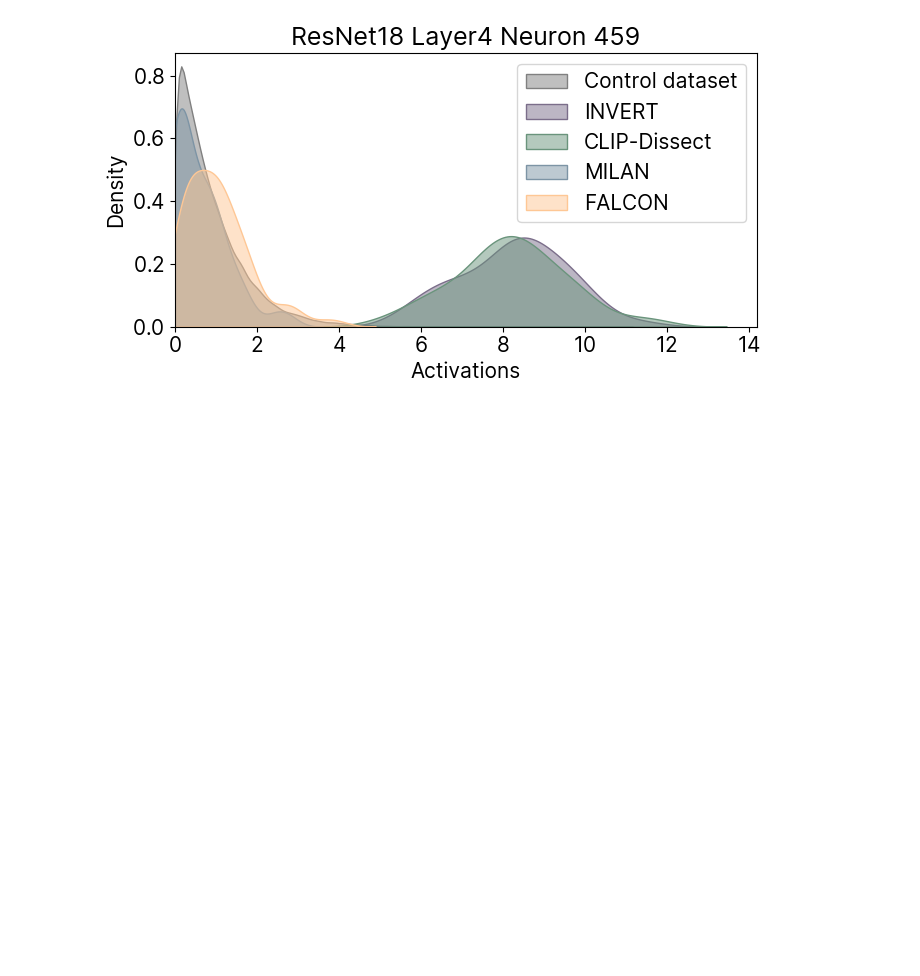
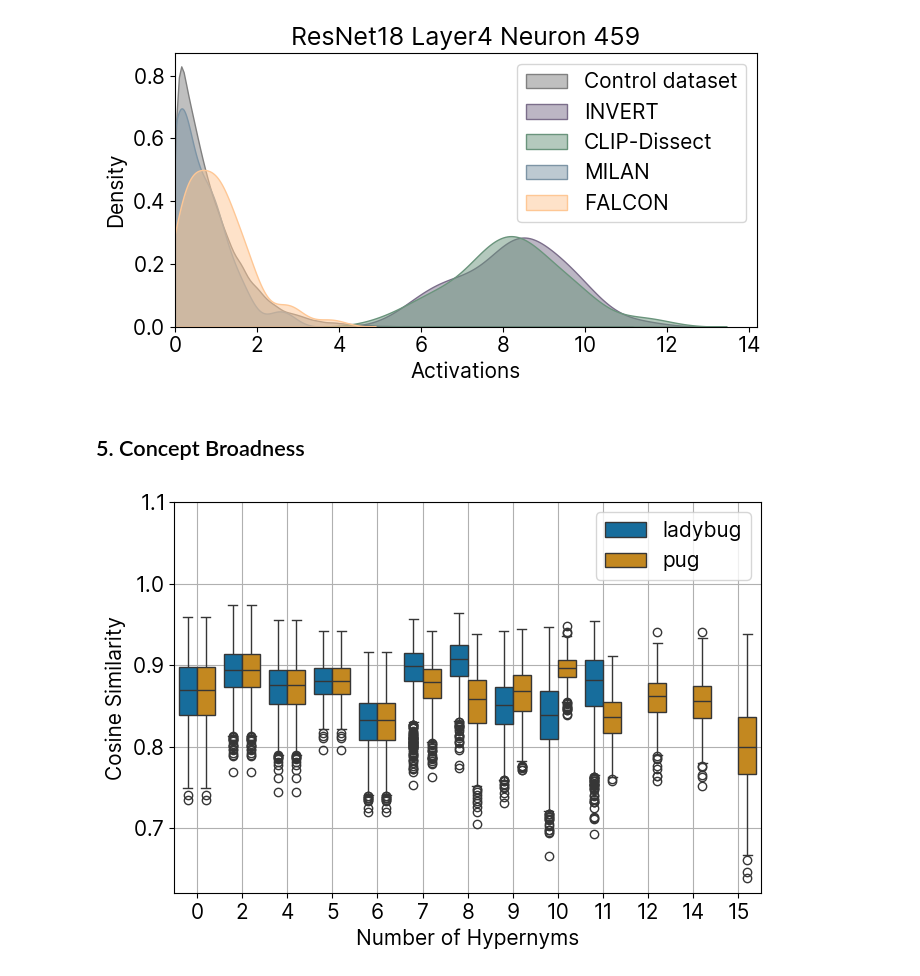
Before and after one commit to lkopf/cosy, a Jupyter notebook: notebooks/experiments.ipynb, the cells around one changed output. Cells and saved outputs as stored; diff of their text form; code cells hidden in the pictures; blank space fills up the shorter version.

```diff
--- a/notebooks/experiments.ipynb
+++ b/notebooks/experiments.ipynb
@@ -425,3 +415,43 @@ plt.tight_layout()
 plt.show()
 # %% [output]
 [figure]
+# %% [markdown]
+## 5. Concept Broadness
+# %%
+dict_data1 = {}
+dict_data2 = {}
+labels = ['ladybug','pug']
+
+file = "broadness_values.npz"
+data1 = np.load(f"{PATH}meta-eval/broadness/ladybug/{file}")
+dict_data1['cosine'] = data1['all_x']
+dict_data1['hyper'] = data1['all_y']
+data2 = np.load(f"{PATH}meta-eval/broadness/pug/{file}")
+dict_data2['cosine'] = data2['all_x']
+dict_data2['hyper'] = data2['all_y']
+
+
+# construct pandas array.
+df1 = pd.DataFrame.from_dict(dict_data1)
+df1['label'] = [labels[0]] * len(data1['all_x'])
+df2 = pd.DataFrame.from_dict(dict_data2)
+df2['label'] = [labels[1]] * len(data2['all_x'])
+combined_df = pd.concat([df1,df2], ignore_index=True)
+
+plt.figure(figsize=(7, 5))
+sns.boxplot(x='hyper', y='cosine', hue='label', data=combined_df, palette=palette, legend=True)
+
+# Set labels and title
+plt.ylabel("Cosine Similarity")
+plt.xlabel("Number of Hypernyms")
+plt.ylim(0.62,1.1)
+plt.legend()
+
+plt.grid(True)
+plt.tight_layout()
+
+# plt.savefig(PLOT_PATH+f"broadness_pug-ladybug.png", dpi=600, bbox_inches='tight')
+# plt.savefig(PLOT_PATH+f"broadness_pug-ladybug.svg", dpi=600, bbox_inches='tight')
+plt.show()
+# %% [output]
+[figure, added]
```
Also changed, not shown: parts of 7 cells of this notebook, 17 other files.
